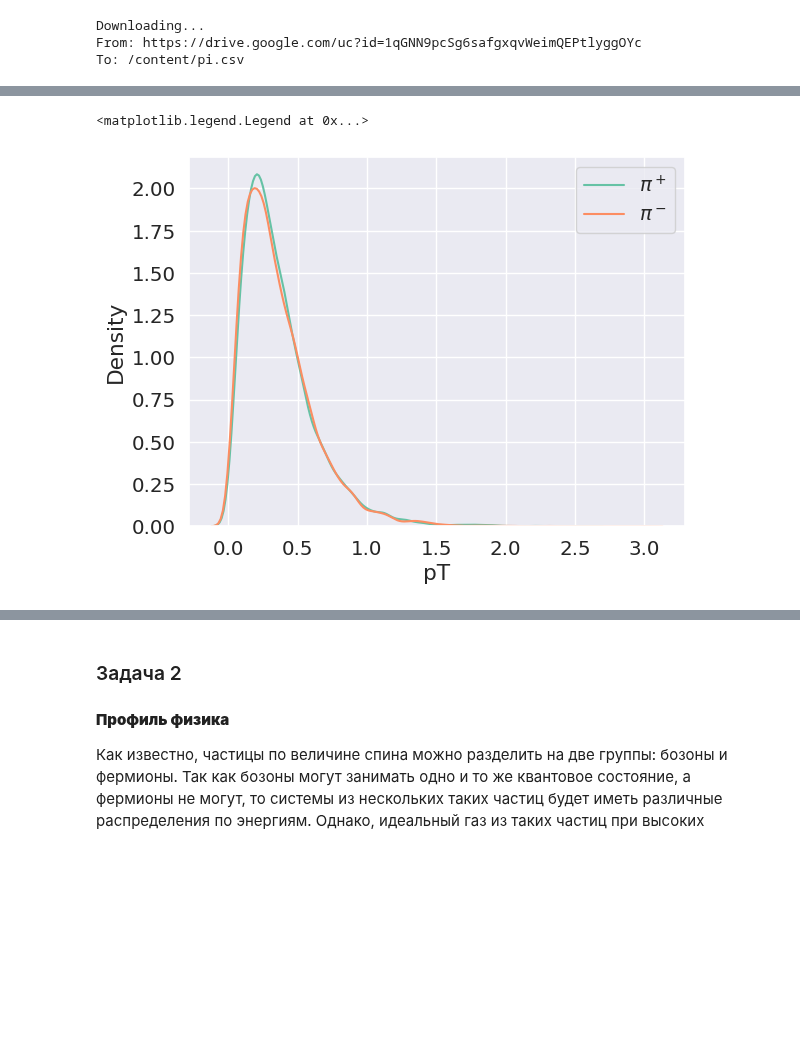
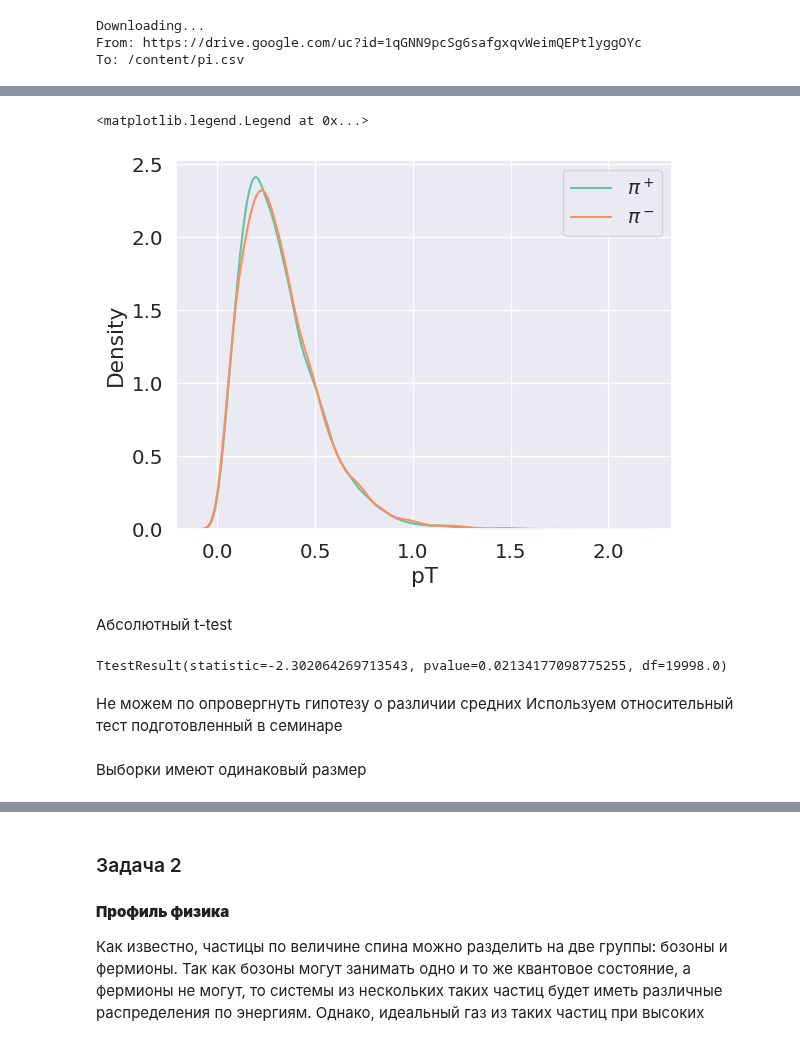
Before and after one commit to NMashalov/2023_OpenMipt_course, a Jupyter notebook: lesson10/dz10.ipynb, the cells around one changed output, grey strips where cells are left out. Saved outputs shown, nothing was run; the diff lists cells and outputs as text; code cells hidden in the pictures; blank space fills up the shorter version.

```diff
--- a/lesson10/dz10.ipynb
+++ b/lesson10/dz10.ipynb
@@ -90,7 +90,16 @@ df.head()
 # %%
-sns.kdeplot(df.loc[df.id == 211,'pT'],label='$\pi^+$')
-sns.kdeplot(df.loc[df.id == -211,'pT'],label='$\pi^-$')
+sns.kdeplot(df.loc[df.type == 0,'pT'],label='$\pi^+$')
+sns.kdeplot(df.loc[df.type == 1,'pT'],label='$\pi^-$')
 plt.legend()
 # %% [output]
 <matplotlib.legend.Legend at 0x...>
-[figure, old version]
+[figure, new version]
+# %% [markdown]
+Абсолютный t-test
+# %%
+sps.ttest_ind(df.loc[df.type == 0,'pT'].values, df.loc[df.type == 1,'pT'].values)
+# %% [output]
+TtestResult(statistic=-2.302064269713543, pvalue=0.02134177098775255, df=19998.0)
+# %% [markdown]
+Не можем по опровергнуть гипотезу о различии средних
+Используем относительный тест подготовленный в семинаре
@@ -96,0 +143,2 @@ plt.legend()
+# %% [markdown]
+Выборки имеют одинаковый размер
```
Also changed, not shown: parts of 50 cells of this notebook.
